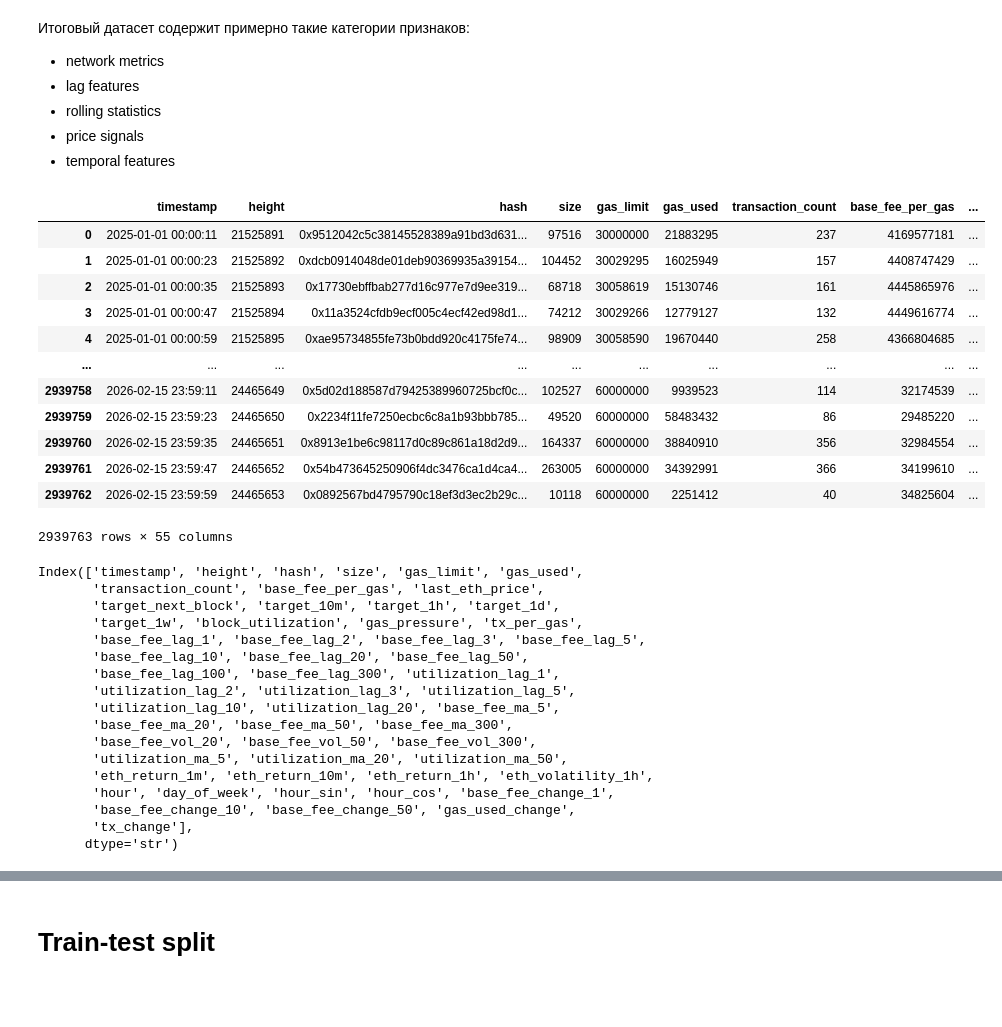
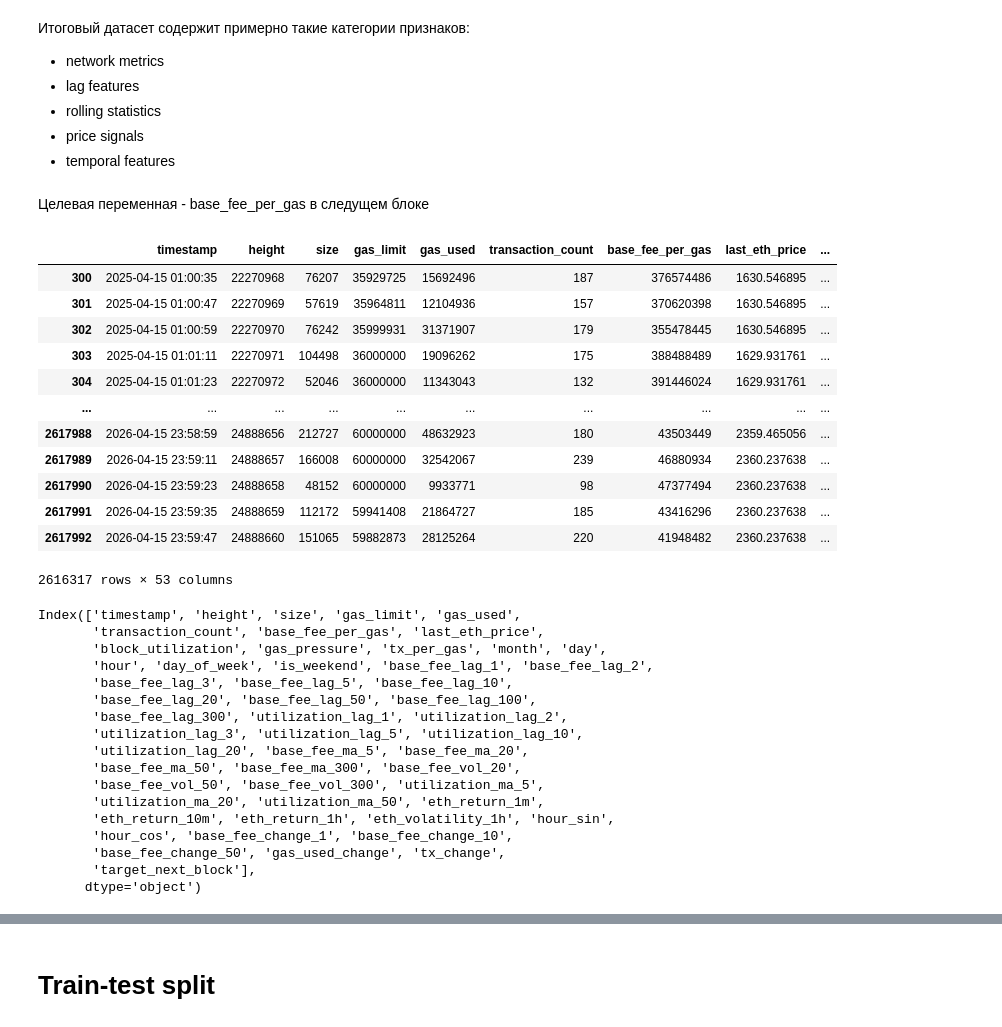
Before and after one commit to dizpatcher/ethereum-fee, a Jupyter notebook: notebooks/base_fee_data.ipynb, the cells around one changed output, grey strips where cells are left out. Saved outputs shown, nothing was run; the diff lists cells and outputs as text; code cells hidden in the pictures; blank space fills up the shorter version.

Commit message:
5 dfs for base fee per gas

```diff
--- a/notebooks/base_fee_data.ipynb
+++ b/notebooks/base_fee_data.ipynb
@@ -549,0 +583,3 @@ df["base_fee_change_50"] = df["base_fee_per_gas"].pct_change(50)
+# %%
+df_1block["hour_sin"] = np.sin(2*np.pi*df_1block["hour"]/24)
+df_1block["hour_cos"] = np.cos(2*np.pi*df_1block["hour"]/24)
@@ -550 +590,5 @@ df["base_fee_change_50"] = df["base_fee_per_gas"].pct_change(50)
+# %%
+df_1block["base_fee_change_1"] = df_1block["base_fee_per_gas"].pct_change()
+df_1block["base_fee_change_10"] = df_1block["base_fee_per_gas"].pct_change(10)
+df_1block["base_fee_change_50"] = df_1block["base_fee_per_gas"].pct_change(50)
 # %% [markdown]
@@ -554,6 +598,6 @@ sudden network demand.
 # %%
-df["gas_used_change"] = df["gas_used"].pct_change()
-df["tx_change"] = df["transaction_count"].pct_change()
+df_1block["gas_used_change"] = df_1block["gas_used"].pct_change()
+df_1block["tx_change"] = df_1block["transaction_count"].pct_change()
 # %% [markdown]
 Итоговый датасет содержит примерно такие категории признаков:
 
@@ -562,39 +606,43 @@ df["tx_change"] = df["transaction_count"].pct_change()
 - rolling statistics
 - price signals
 - temporal features
+# %% [markdown]
+Целевая переменная - base_fee_per_gas в следущем блоке
+# %%
+df_1block["target"] = df_1block["base_fee_per_gas"].shift(-1)
 # %%
-df
+df_1block
 # %% [output]
-|  | timestamp | height | hash | size | gas_limit | gas_used | transaction_count | base_fee_per_gas | ... |
-| 0 | 2025-01-01 00:00:11 | 21525891 | 0x9512042c5c38145528389a91bd3d631... | 97516 | 30000000 | 21883295 | 237 | 4169577181 | ... |
-| 1 | 2025-01-01 00:00:23 | 21525892 | 0xdcb0914048de01deb90369935a39154... | 104452 | 30029295 | 16025949 | 157 | 4408747429 | ... |
-| 2 | 2025-01-01 00:00:35 | 21525893 | 0x17730ebffbab277d16c977e7d9ee319... | 68718 | 30058619 | 15130746 | 161 | 4445865976 | ... |
-| 3 | 2025-01-01 00:00:47 | 21525894 | 0x11a3524cfdb9ecf005c4ecf42ed98d1... | 74212 | 30029266 | 12779127 | 132 | 4449616774 | ... |
-| 4 | 2025-01-01 00:00:59 | 21525895 | 0xae95734855fe73b0bdd920c4175fe74... | 98909 | 30058590 | 19670440 | 258 | 4366804685 | ... |
+|  | timestamp | height | size | gas_limit | gas_used | transaction_count | base_fee_per_gas | last_eth_price | ... |
+| 300 | 2025-04-15 01:00:35 | 22270968 | 76207 | 35929725 | 15692496 | 187 | 376574486 | 1630.546895 | ... |
+| 301 | 2025-04-15 01:00:47 | 22270969 | 57619 | 35964811 | 12104936 | 157 | 370620398 | 1630.546895 | ... |
+| 302 | 2025-04-15 01:00:59 | 22270970 | 76242 | 35999931 | 31371907 | 179 | 355478445 | 1630.546895 | ... |
+| 303 | 2025-04-15 01:01:11 | 22270971 | 104498 | 36000000 | 19096262 | 175 | 388488489 | 1629.931761 | ... |
+| 304 | 2025-04-15 01:01:23 | 22270972 | 52046 | 36000000 | 11343043 | 132 | 391446024 | 1629.931761 | ... |
 | ... | ... | ... | ... | ... | ... | ... | ... | ... | ... |
-| 2939758 | 2026-02-15 23:59:11 | 24465649 | 0x5d02d188587d79425389960725bcf0c... | 102527 | 60000000 | 9939523 | 114 | 32174539 | ... |
-| 2939759 | 2026-02-15 23:59:23 | 24465650 | 0x2234f11fe7250ecbc6c8a1b93bbb785... | 49520 | 60000000 | 58483432 | 86 | 29485220 | ... |
-| 2939760 | 2026-02-15 23:59:35 | 24465651 | 0x8913e1be6c98117d0c89c861a18d2d9... | 164337 | 60000000 | 38840910 | 356 | 32984554 | ... |
-| 2939761 | 2026-02-15 23:59:47 | 24465652 | 0x54b473645250906f4dc3476ca1d4ca4... | 263005 | 60000000 | 34392991 | 366 | 34199610 | ... |
-| 2939762 | 2026-02-15 23:59:59 | 24465653 | 0x0892567bd4795790c18ef3d3ec2b29c... | 10118 | 60000000 | 2251412 | 40 | 34825604 | ... |
+| 2617988 | 2026-04-15 23:58:59 | 24888656 | 212727 | 60000000 | 48632923 | 180 | 43503449 | 2359.465056 | ... |
+| 2617989 | 2026-04-15 23:59:11 | 24888657 | 166008 | 60000000 | 32542067 | 239 | 46880934 | 2360.237638 | ... |
+| 2617990 | 2026-04-15 23:59:23 | 24888658 | 48152 | 60000000 | 9933771 | 98 | 47377494 | 2360.237638 | ... |
+| 2617991 | 2026-04-15 23:59:35 | 24888659 | 112172 | 59941408 | 21864727 | 185 | 43416296 | 2360.237638 | ... |
+| 2617992 | 2026-04-15 23:59:47 | 24888660 | 151065 | 59882873 | 28125264 | 220 | 41948482 | 2360.237638 | ... |
-2939763 rows × 55 columns
+2616317 rows × 53 columns
 # %%
-df.columns
+df_1block.columns
 # %% [output]
-Index(['timestamp', 'height', 'hash', 'size', 'gas_limit', 'gas_used',
+Index(['timestamp', 'height', 'size', 'gas_limit', 'gas_used',
        'transaction_count', 'base_fee_per_gas', 'last_eth_price',
-       'target_next_block', 'target_10m', 'target_1h', 'target_1d',
-       'target_1w', 'block_utilization', 'gas_pressure', 'tx_per_gas',
-       'base_fee_lag_1', 'base_fee_lag_2', 'base_fee_lag_3', 'base_fee_lag_5',
-       'base_fee_lag_10', 'base_fee_lag_20', 'base_fee_lag_50',
-       'base_fee_lag_100', 'base_fee_lag_300', 'utilization_lag_1',
-       'utilization_lag_2', 'utilization_lag_3', 'utilization_lag_5',
-       'utilization_lag_10', 'utilization_lag_20', 'base_fee_ma_5',
-       'base_fee_ma_20', 'base_fee_ma_50', 'base_fee_ma_300',
-       'base_fee_vol_20', 'base_fee_vol_50', 'base_fee_vol_300',
-       'utilization_ma_5', 'utilization_ma_20', 'utilization_ma_50',
-       'eth_return_1m', 'eth_return_10m', 'eth_return_1h', 'eth_volatility_1h',
-       'hour', 'day_of_week', 'hour_sin', 'hour_cos', 'base_fee_change_1',
-       'base_fee_change_10', 'base_fee_change_50', 'gas_used_change',
-       'tx_change'],
-      dtype='str')
+       'block_utilization', 'gas_pressure', 'tx_per_gas', 'month', 'day',
+       'hour', 'day_of_week', 'is_weekend', 'base_fee_lag_1', 'base_fee_lag_2',
+       'base_fee_lag_3', 'base_fee_lag_5', 'base_fee_lag_10',
+       'base_fee_lag_20', 'base_fee_lag_50', 'base_fee_lag_100',
+       'base_fee_lag_300', 'utilization_lag_1', 'utilization_lag_2',
+       'utilization_lag_3', 'utilization_lag_5', 'utilization_lag_10',
+       'utilization_lag_20', 'base_fee_ma_5', 'base_fee_ma_20',
+       'base_fee_ma_50', 'base_fee_ma_300', 'base_fee_vol_20',
+       'base_fee_vol_50', 'base_fee_vol_300', 'utilization_ma_5',
+       'utilization_ma_20', 'utilization_ma_50', 'eth_return_1m',
+       'eth_return_10m', 'eth_return_1h', 'eth_volatility_1h', 'hour_sin',
+       'hour_cos', 'base_fee_change_1', 'base_fee_change_10',
+       'base_fee_change_50', 'gas_used_change', 'tx_change',
+       'target_next_block'],
+      dtype='object')
```
Also changed, not shown: parts of 178 cells of this notebook, 1 other file.
